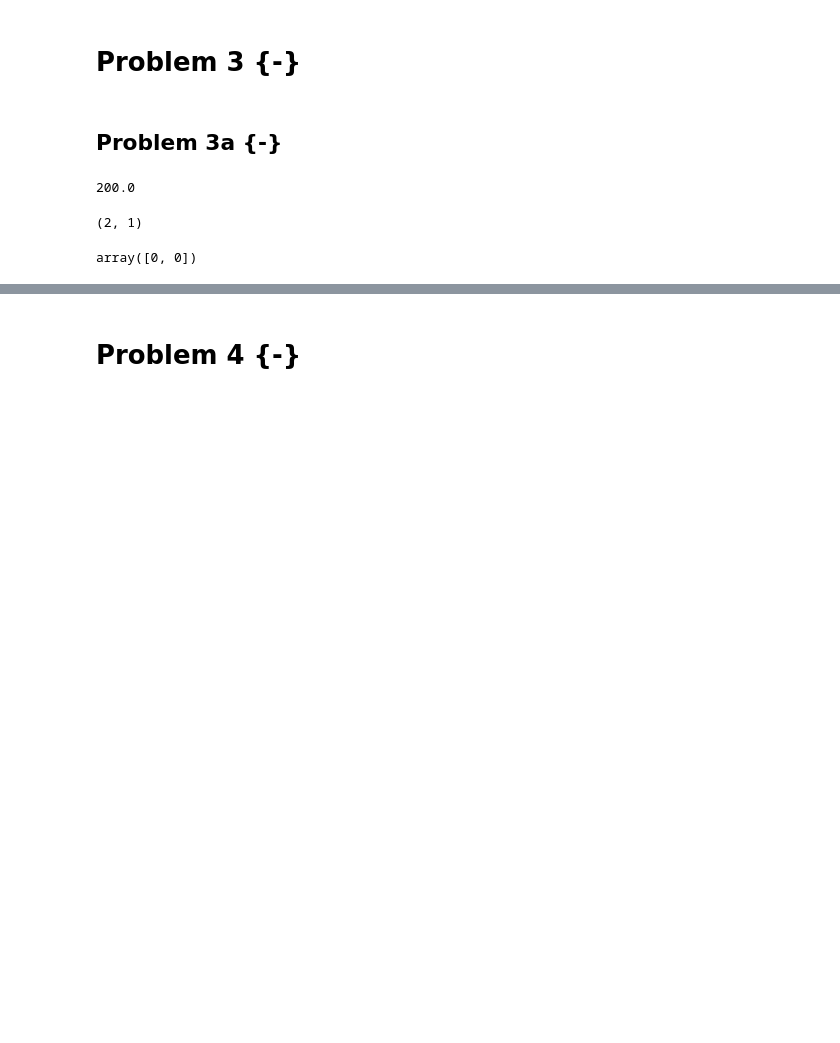
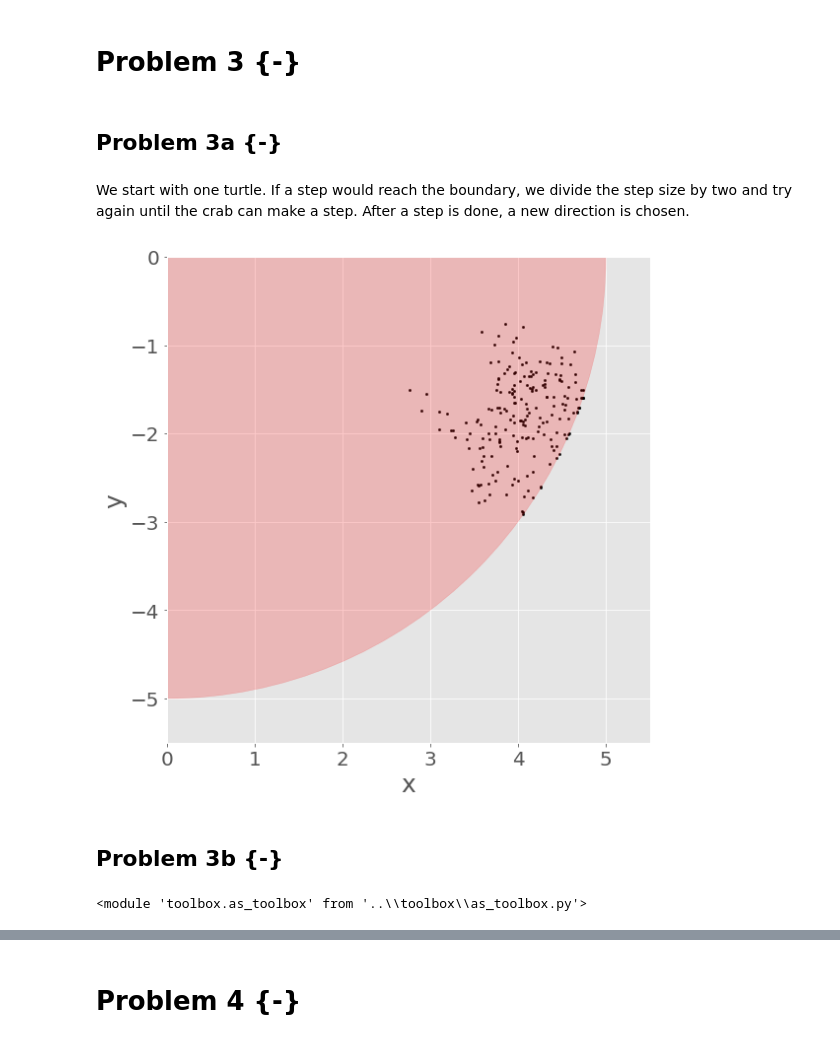
Before and after one commit to Kiril94/AMAS, a Jupyter notebook: Main_exam/AMAS_Exam_2021.ipynb, the cells around one changed output, grey strips where cells are left out. Drawn from its saved outputs; the diff is of its cells as text; code cells hidden in the pictures; blank space fills up the shorter version.

```diff
--- a/Main_exam/AMAS_Exam_2021.ipynb
+++ b/Main_exam/AMAS_Exam_2021.ipynb
@@ -388,14 +390,38 @@ def measure_dist(X):
-# %%
-Start = np.array([3600, -2000])
-Start_all = np.repeat(Start[:,np.newaxis], Nexp, axis=1).T
-ast.sample_spherical_uniform(1, 2).T*200
-# %% [output]
-200.0
-# %%
-ast.sample_spherical_uniform(1, 2).shape
-# %% [output]
-(2, 1)
-# %%
-Start_all[0,:]
-# %% [output]
-array([0, 0])
+# %% [markdown]
+We start with one turtle. If a step would reach the boundary, we divide the step size by two and try again until the crab can make a step. After a step is done, a new direction is chosen.
+# %%
+Start = np.array([3.6, -2])
+Radius = 5.
+Ndays = 200
+step_size = 0.2
+Positions = np.empty((Ndays, 2))
+np.random.seed(1)
+for i in range(Ndays):
+    Step = ast.sample_spherical_uniform(1,2)*step_size
+    Next = Start + Step
+    n = 2.
+    while np.linalg.norm(Next)>Radius:
+        Next = Start + Step/n
+        n *= 2.
+        if n>2**8:
+            Step = ast.sample_spherical_uniform(1,2)*step_size
+            Step = Step
+            n = 2.
+            Next = Start + Step
+            #a new direction is proposed if the crab is too close to the edge
+            #0.2/2**8 which is approx .7 m and steps towards the edge
+    Start = Next
+    Positions[i] = Next
+# %%
+fig, ax = plt.subplots(figsize = (8,8)) # note we must use plt.subplots, not plt.subplot
+fig, ax = vis.nice_plot(
+    Positions[:,0], Positions[:,1], scatter=True,scr_markerstyle='.',
+    figure = fig, axis = ax, scr_markersize=20, show_plot=False,color = 'k',
+    y_range = (-5.5,0), x_show_range=(0,5.5), ylabel='y', alpha = 1)
+circle1 = plt.Circle((0, 0), Radius, color='r', alpha = .2)
+ax.add_patch(circle1)
+fig
+# %% [output]
+[figure, added]
+# %% [markdown]
+## Problem 3b {-}
@@ -402,3 +454,7 @@ array([0, 0])
+# %%
+importlib.reload(ast)
+# %% [output]
+<module 'toolbox.as_toolbox' from '..\\toolbox\\as_toolbox.py'>
 # %%
 Nexp = 2
 Start = np.array([3600, -2000])
```
Also changed, not shown: parts of 9 cells of this notebook, 2 other files.
